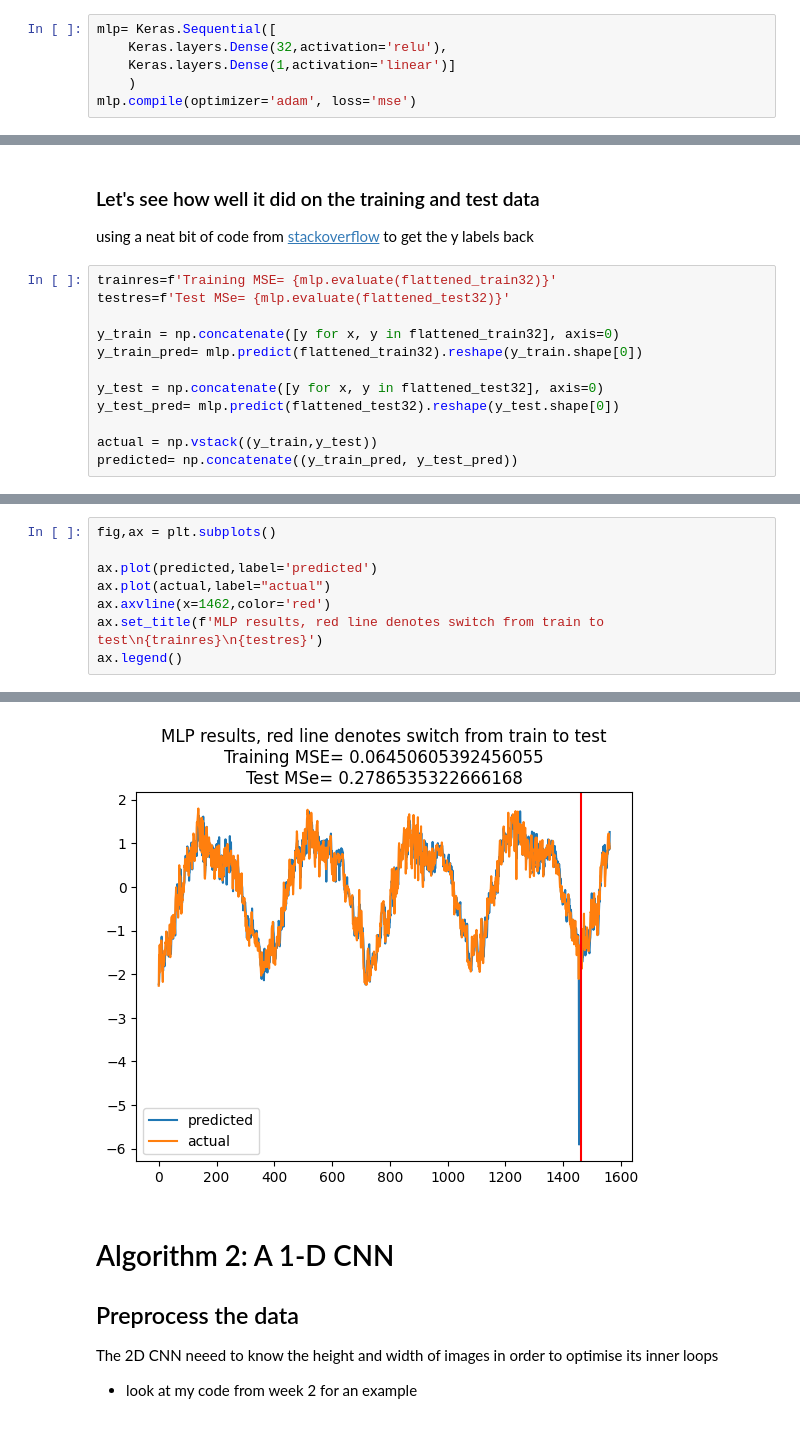
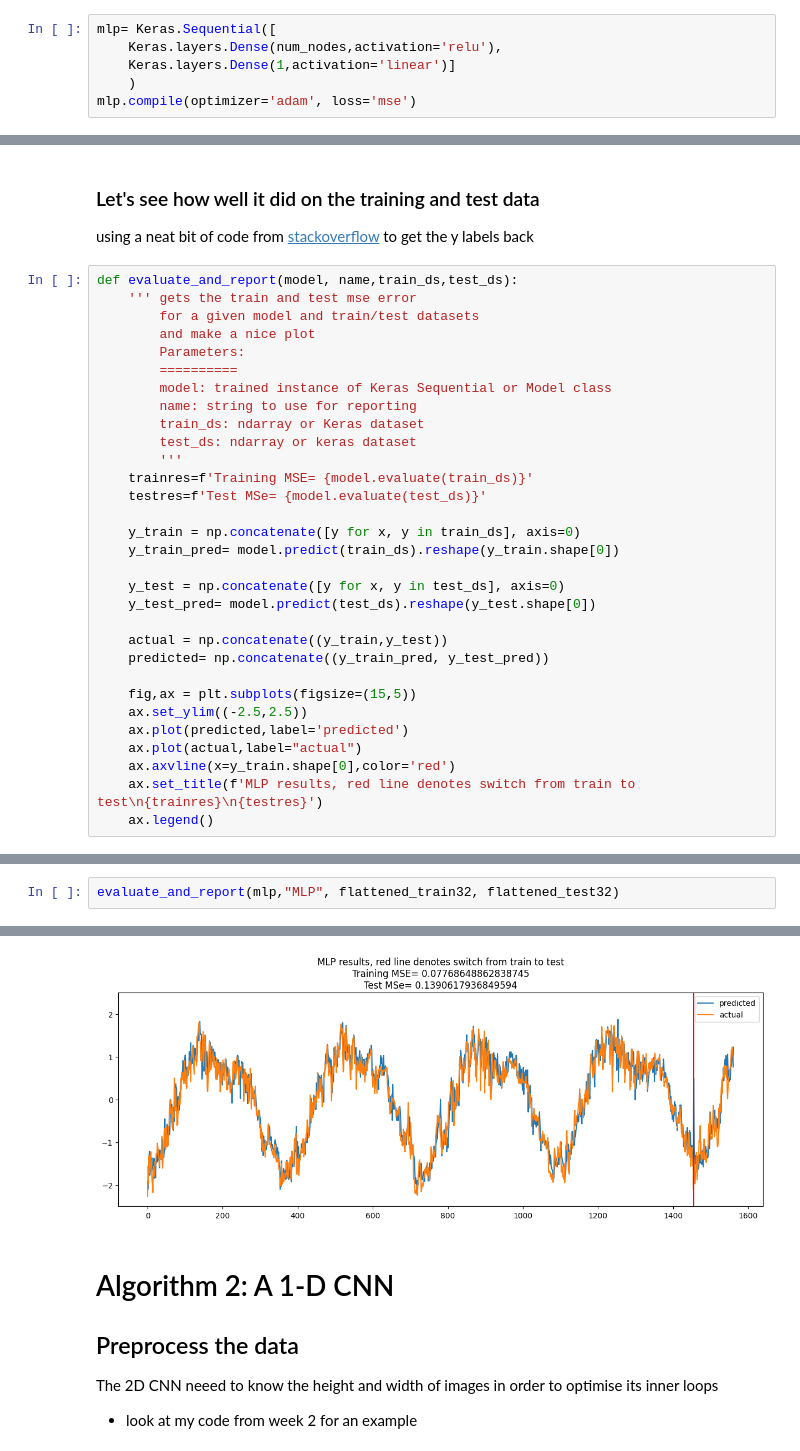
Before and after one commit to jim-smith/Advanced_AI, a Jupyter notebook: Learning_Materials/week5/time-series-prediction-workbook.ipynb, the cells around one changed output, grey strips where cells are left out. Cells and saved outputs as stored; diff of their text form.

```diff
--- a/Learning_Materials/week5/time-series-prediction-workbook.ipynb
+++ b/Learning_Materials/week5/time-series-prediction-workbook.ipynb
@@ -283,7 +350,7 @@ array([[-2.10950001,  1.41543887, -1.49169876,  0.95909957, -2.46345392,
 ### Now lets build a sequential model for our MLP
 # %%
 mlp= Keras.Sequential([
-    Keras.layers.Dense(32,activation='relu'),
+    Keras.layers.Dense(num_nodes,activation='relu'),
     Keras.layers.Dense(1,activation='linear')]
     )
 mlp.compile(optimizer='adam', loss='mse')
@@ -320,14 +386,33 @@ _________________________________________________________________
 ### Let's see how well it did on the training and test data
 using a neat bit of code from [stackoverflow](https://stackoverflow.com/questions/56226621/how-to-extract-data-labels-back-from-tensorflow-dataset) to get the y labels back
 # %%
-trainres=f'Training MSE= {mlp.evaluate(flattened_train32)}'
-testres=f'Test MSe= {mlp.evaluate(flattened_test32)}'
+def evaluate_and_report(model, name,train_ds,test_ds):
+    ''' gets the train and test mse error
+        for a given model and train/test datasets
+        and make a nice plot
+        Parameters:
+        ==========
+        model: trained instance of Keras Sequential or Model class
+        name: string to use for reporting
+        train_ds: ndarray or Keras dataset
+        test_ds: ndarray or keras dataset
+        '''
+    trainres=f'Training MSE= {model.evaluate(train_ds)}'
+    testres=f'Test MSe= {model.evaluate(test_ds)}'
 
-y_train = np.concatenate([y for x, y in flattened_train32], axis=0)
-y_train_pred= mlp.predict(flattened_train32).reshape(y_train.shape[0])
+    y_train = np.concatenate([y for x, y in train_ds], axis=0)
+    y_train_pred= model.predict(train_ds).reshape(y_train.shape[0])
 
-y_test = np.concatenate([y for x, y in flattened_test32], axis=0)
-y_test_pred= mlp.predict(flattened_test32).reshape(y_test.shape[0])
+    y_test = np.concatenate([y for x, y in test_ds], axis=0)
+    y_test_pred= model.predict(test_ds).reshape(y_test.shape[0])
 
-actual = np.vstack((y_train,y_test))
-predicted= np.concatenate((y_train_pred, y_test_pred))
+    actual = np.concatenate((y_train,y_test))
+    predicted= np.concatenate((y_train_pred, y_test_pred))
+
+    fig,ax = plt.subplots(figsize=(15,5))
+    ax.set_ylim((-2.5,2.5))
+    ax.plot(predicted,label='predicted')
+    ax.plot(actual,label="actual")
+    ax.axvline(x=y_train.shape[0],color='red')
+    ax.set_title(f'MLP results, red line denotes switch from train to test\n{trainres}\n{testres}')
+    ax.legend()
@@ -341,9 +419,3 @@ predicted= np.concatenate((y_train_pred, y_test_pred))
 # %%
-fig,ax = plt.subplots()
-
-ax.plot(predicted,label='predicted')
-ax.plot(actual,label="actual")
-ax.axvline(x=1462,color='red')
-ax.set_title(f'MLP results, red line denotes switch from train to test\n{trainres}\n{testres}')
-ax.legend()
+evaluate_and_report(mlp,"MLP", flattened_train32, flattened_test32)
 # %% [output]
@@ -351,4 +428,4 @@ ax.legend()
-[figure, old version]
+[figure, new version]
 # %% [markdown]
 # Algorithm 2: A 1-D CNN
 
```
Also changed, not shown: parts of 34 cells of this notebook.
